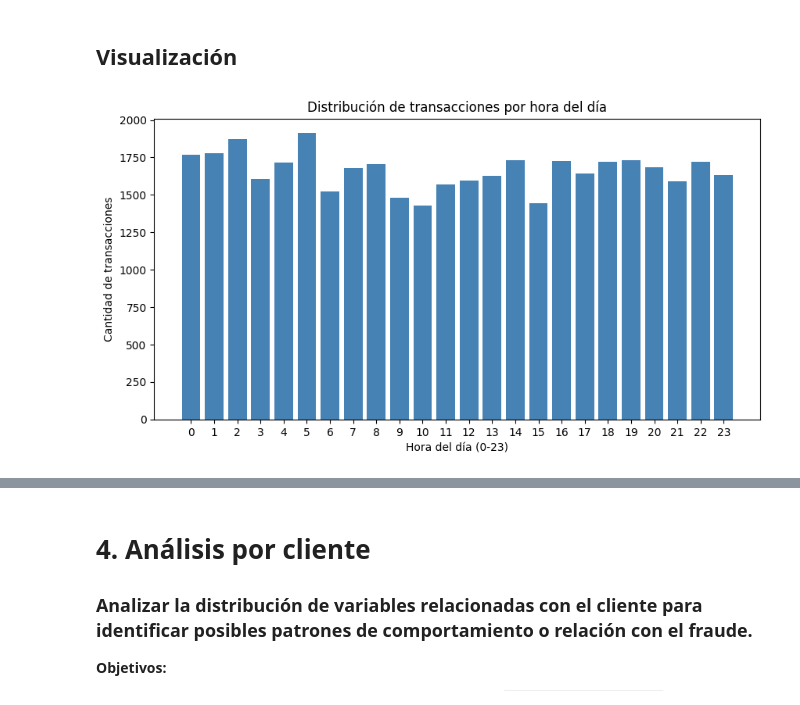
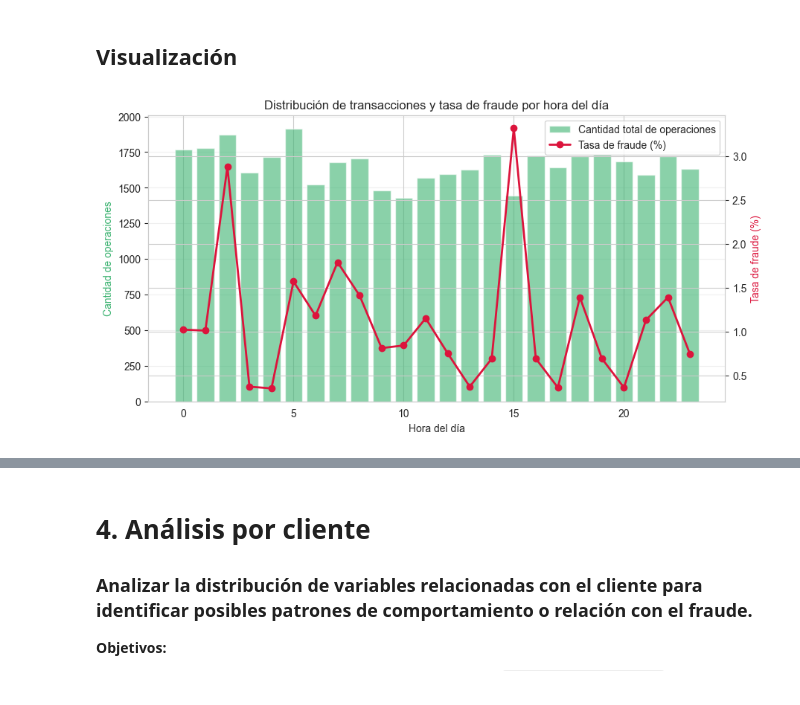
Before and after one commit to PatriciaMerinero/Proyecto_Final_Data_Analytics, a Jupyter notebook: NOTEBOOKS/03_EDA_ANALISIS_DESCRIPTIVO.ipynb, the cells around one changed output, grey strips where cells are left out. Saved outputs shown, nothing was run; the diff lists cells and outputs as text; code cells hidden in the pictures.

Commit message:
Asocio los análisis a la variable si es fraude o no

```diff
--- a/NOTEBOOKS/03_EDA_ANALISIS_DESCRIPTIVO.ipynb
+++ b/NOTEBOOKS/03_EDA_ANALISIS_DESCRIPTIVO.ipynb
@@ -552,13 +686,45 @@ print(transacciones_hora.head())
 # %% [markdown]
 ## Visualización
 # %%
-# Gráfico de barras de transacciones por hora del día
-plt.figure(figsize=(10,5))
-plt.bar(transacciones_hora['Hora'], transacciones_hora['Cantidad_transacciones'], color='steelblue')
-plt.title('Distribución de transacciones por hora del día')
-plt.xlabel('Hora del día (0-23)')
-plt.ylabel('Cantidad de transacciones')
-plt.xticks(range(0,24))
+# Visualización combinada (frecuencia vs fraude)
+
+fig, ax1 = plt.subplots(figsize=(10,5))
+
+# Barras: total de operaciones por hora
+ax1.bar(
+    transacciones_hora['hour'],
+    transacciones_hora['Cantidad_total'],
+    color='mediumseagreen',
+    alpha=0.6,
+    label='Cantidad total de operaciones'
+)
+ax1.set_xlabel('Hora del día')
+ax1.set_ylabel('Cantidad de operaciones', color='mediumseagreen')
+
+# Línea: tasa de fraude
+ax2 = ax1.twinx()
+ax2.plot(
+    transacciones_hora['hour'],
+    transacciones_hora['Tasa_fraude_%'],
+    color='crimson',
+    marker='o',
+    linewidth=2,
+    label='Tasa de fraude (%)'
+)
+ax2.set_ylabel('Tasa de fraude (%)', color='crimson')
+
+# Títulos y formato
+plt.title('Distribución de transacciones y tasa de fraude por hora del día')
+ax1.grid(axis='y', alpha=0.3)
+
+# Leyenda combinada
+lines, labels = ax1.get_legend_handles_labels()
+lines2, labels2 = ax2.get_legend_handles_labels()
+ax1.legend(lines + lines2, labels + labels2, loc='upper right')
+
+
+
+plt.savefig(OUT_DIR / "Operaciones_fraudulentas_hora_dia.png", dpi=220, bbox_inches="tight")
 plt.show()
 # %% [output]
-[figure, old version]
+[figure, new version]
```
Also changed, not shown: parts of 118 cells of this notebook, 27 other files.
